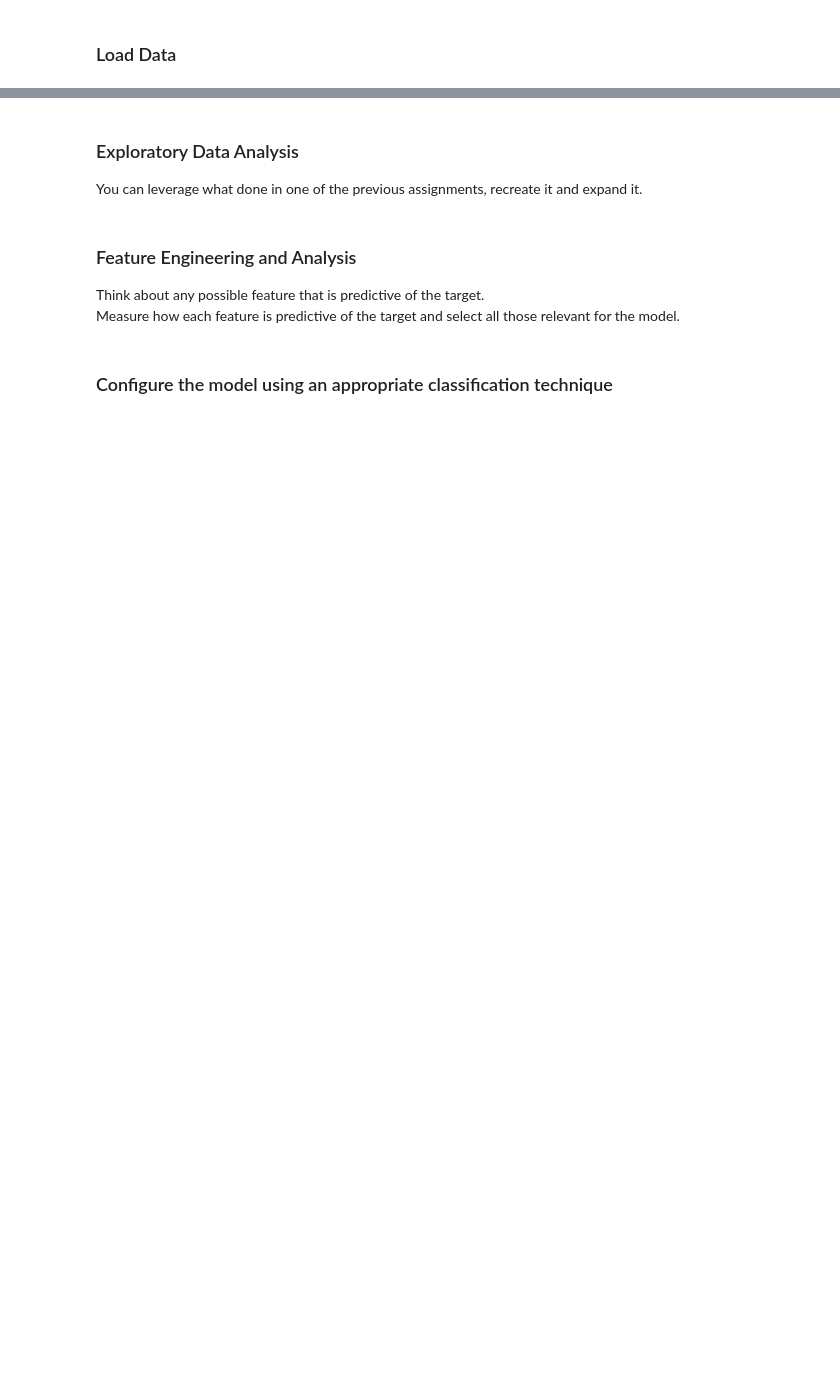
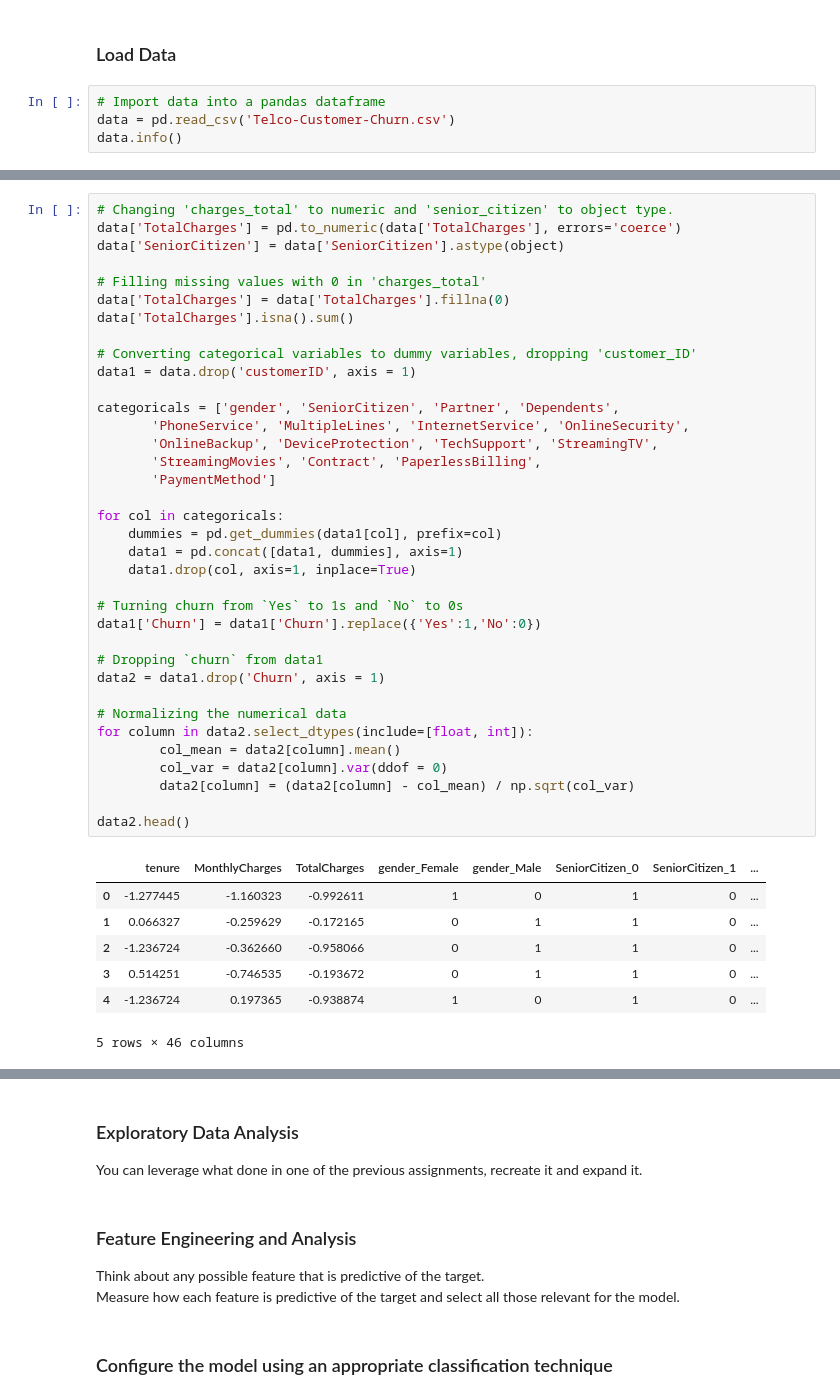
Before and after one commit to GiuseppeManai/ysc4224, a Jupyter notebook: 2.Churn_Model/ChurnModel.ipynb, the cells around one changed output, grey strips where cells are left out. Cells and saved outputs as stored; diff of their text form; blank space fills up the shorter version.

```diff
--- a/2.Churn_Model/ChurnModel.ipynb
+++ b/2.Churn_Model/ChurnModel.ipynb
@@ -6,2 +11,6 @@ import numpy as np
 # %% [markdown]
 ### Load Data
+# %%
+# Import data into a pandas dataframe
+data = pd.read_csv('Telco-Customer-Churn.csv')
+data.info()
@@ -7,0 +35,44 @@ import numpy as np
+# %%
+# Changing 'charges_total' to numeric and 'senior_citizen' to object type.
+data['TotalCharges'] = pd.to_numeric(data['TotalCharges'], errors='coerce')
+data['SeniorCitizen'] = data['SeniorCitizen'].astype(object)
+
+# Filling missing values with 0 in 'charges_total'
+data['TotalCharges'] = data['TotalCharges'].fillna(0)
+data['TotalCharges'].isna().sum()
+
+# Converting categorical variables to dummy variables, dropping 'customer_ID'
+data1 = data.drop('customerID', axis = 1)
+
+categoricals = ['gender', 'SeniorCitizen', 'Partner', 'Dependents',
+       'PhoneService', 'MultipleLines', 'InternetService', 'OnlineSecurity',
+       'OnlineBackup', 'DeviceProtection', 'TechSupport', 'StreamingTV',
+       'StreamingMovies', 'Contract', 'PaperlessBilling',
+       'PaymentMethod']
+
+for col in categoricals:
+    dummies = pd.get_dummies(data1[col], prefix=col)
+    data1 = pd.concat([data1, dummies], axis=1)
+    data1.drop(col, axis=1, inplace=True)
+
+# Turning churn from `Yes` to 1s and `No` to 0s
+data1['Churn'] = data1['Churn'].replace({'Yes':1,'No':0})
+
+# Dropping `churn` from data1
+data2 = data1.drop('Churn', axis = 1)
+
+# Normalizing the numerical data
+for column in data2.select_dtypes(include=[float, int]):
+        col_mean = data2[column].mean()
+        col_var = data2[column].var(ddof = 0)
+        data2[column] = (data2[column] - col_mean) / np.sqrt(col_var)
+
+data2.head()
+# %% [output]
+|  | tenure | MonthlyCharges | TotalCharges | gender_Female | gender_Male | SeniorCitizen_0 | SeniorCitizen_1 | ... |
+| 0 | -1.277445 | -1.160323 | -0.992611 | 1 | 0 | 1 | 0 | ... |
+| 1 | 0.066327 | -0.259629 | -0.172165 | 0 | 1 | 1 | 0 | ... |
+| 2 | -1.236724 | -0.362660 | -0.958066 | 0 | 1 | 1 | 0 | ... |
+| 3 | 0.514251 | -0.746535 | -0.193672 | 0 | 1 | 1 | 0 | ... |
+| 4 | -1.236724 | 0.197365 | -0.938874 | 1 | 0 | 1 | 0 | ... |
+5 rows × 46 columns
```
Also changed, not shown: parts of 13 cells of this notebook.
